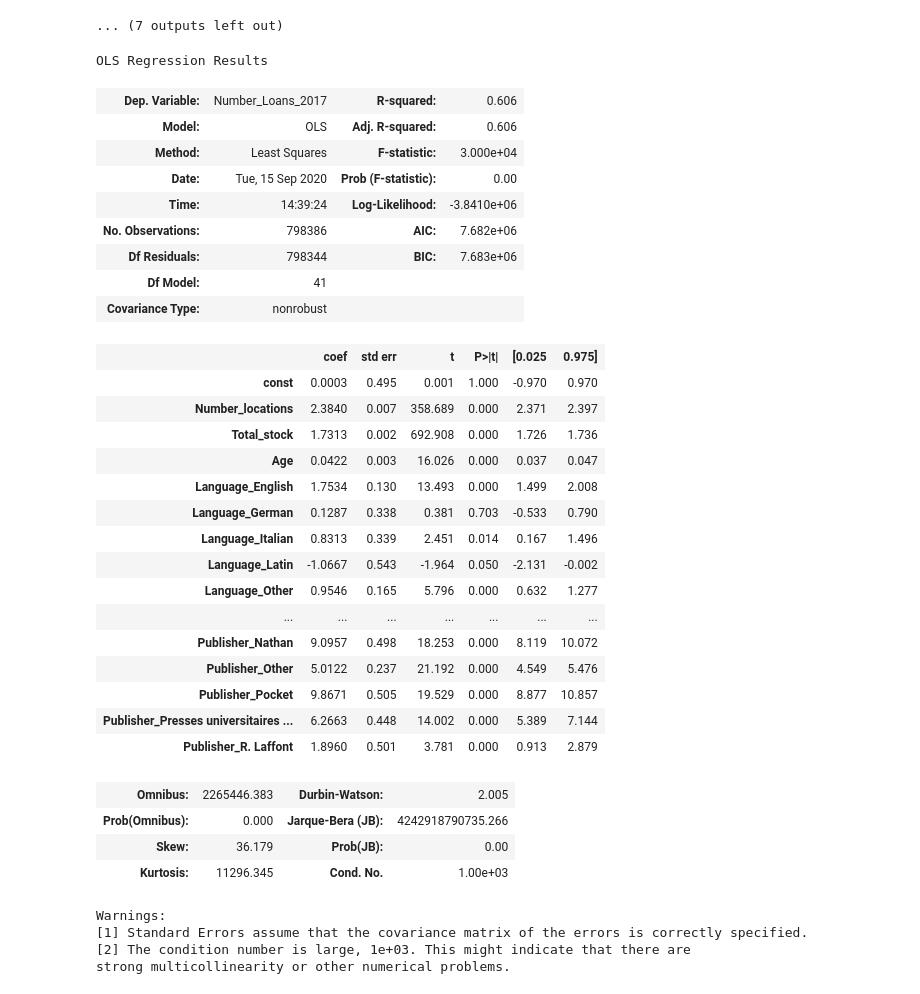
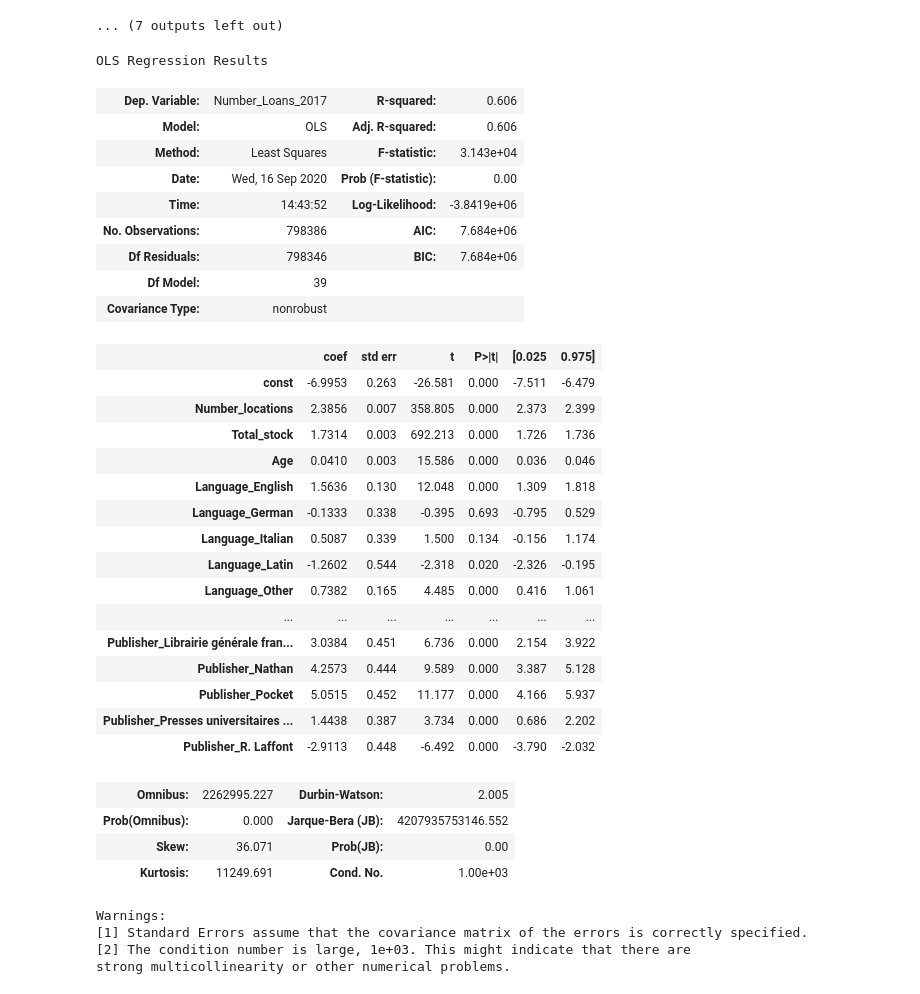
Before and after one commit to srosamont/Projects_Ironhack, a Jupyter notebook: Book_loan/Book_Loan_modeling.ipynb, the cells around one changed output. Cells and saved outputs as stored; diff of their text form; code cells hidden in the pictures.

```diff
--- a/Book_loan/Book_Loan_modeling.ipynb
+++ b/Book_loan/Book_Loan_modeling.ipynb
@@ -846,38 +845,40 @@ Consider removing outliers and preprocessing features - nonlinear transformation
 ... (7 outputs left out)
 # %%
 #Removing muticollinearity
-X1=func('Language_French',X1)
+#X1=func('Language_French',X1)
+#X1=func('Categories_stat_Other',X1)
+X1=func('Publisher_Other',X1)
 # %% [output]
 OLS Regression Results
 | Dep. Variable: | Number_Loans_2017 | R-squared: | 0.606 |
 | Model: | OLS | Adj. R-squared: | 0.606 |
-| Method: | Least Squares | F-statistic: | 3.000e+04 |
-| Date: | Tue, 15 Sep 2020 | Prob (F-statistic): | 0.00 |
-| Time: | 14:39:24 | Log-Likelihood: | -3.8410e+06 |
-| No. Observations: | 798386 | AIC: | 7.682e+06 |
-| Df Residuals: | 798344 | BIC: | 7.683e+06 |
-| Df Model: | 41 |  |  |
+| Method: | Least Squares | F-statistic: | 3.143e+04 |
+| Date: | Wed, 16 Sep 2020 | Prob (F-statistic): | 0.00 |
+| Time: | 14:43:52 | Log-Likelihood: | -3.8419e+06 |
+| No. Observations: | 798386 | AIC: | 7.684e+06 |
+| Df Residuals: | 798346 | BIC: | 7.684e+06 |
+| Df Model: | 39 |  |  |
 | Covariance Type: | nonrobust |  |  |
 |  | coef | std err | t | P>|t| | [0.025 | 0.975] |
-| const | 0.0003 | 0.495 | 0.001 | 1.000 | -0.970 | 0.970 |
-| Number_locations | 2.3840 | 0.007 | 358.689 | 0.000 | 2.371 | 2.397 |
-| Total_stock | 1.7313 | 0.002 | 692.908 | 0.000 | 1.726 | 1.736 |
-| Age | 0.0422 | 0.003 | 16.026 | 0.000 | 0.037 | 0.047 |
-| Language_English | 1.7534 | 0.130 | 13.493 | 0.000 | 1.499 | 2.008 |
-| Language_German | 0.1287 | 0.338 | 0.381 | 0.703 | -0.533 | 0.790 |
-| Language_Italian | 0.8313 | 0.339 | 2.451 | 0.014 | 0.167 | 1.496 |
-| Language_Latin | -1.0667 | 0.543 | -1.964 | 0.050 | -2.131 | -0.002 |
-| Language_Other | 0.9546 | 0.165 | 5.796 | 0.000 | 0.632 | 1.277 |
+| const | -6.9953 | 0.263 | -26.581 | 0.000 | -7.511 | -6.479 |
+| Number_locations | 2.3856 | 0.007 | 358.805 | 0.000 | 2.373 | 2.399 |
+| Total_stock | 1.7314 | 0.003 | 692.213 | 0.000 | 1.726 | 1.736 |
+| Age | 0.0410 | 0.003 | 15.586 | 0.000 | 0.036 | 0.046 |
+| Language_English | 1.5636 | 0.130 | 12.048 | 0.000 | 1.309 | 1.818 |
+| Language_German | -0.1333 | 0.338 | -0.395 | 0.693 | -0.795 | 0.529 |
+| Language_Italian | 0.5087 | 0.339 | 1.500 | 0.134 | -0.156 | 1.174 |
+| Language_Latin | -1.2602 | 0.544 | -2.318 | 0.020 | -2.326 | -0.195 |
+| Language_Other | 0.7382 | 0.165 | 4.485 | 0.000 | 0.416 | 1.061 |
 | ... | ... | ... | ... | ... | ... | ... |
-| Publisher_Nathan | 9.0957 | 0.498 | 18.253 | 0.000 | 8.119 | 10.072 |
-| Publisher_Other | 5.0122 | 0.237 | 21.192 | 0.000 | 4.549 | 5.476 |
-| Publisher_Pocket | 9.8671 | 0.505 | 19.529 | 0.000 | 8.877 | 10.857 |
-| Publisher_Presses universitaires ... | 6.2663 | 0.448 | 14.002 | 0.000 | 5.389 | 7.144 |
-| Publisher_R. Laffont | 1.8960 | 0.501 | 3.781 | 0.000 | 0.913 | 2.879 |
+| Publisher_Librairie générale fran... | 3.0384 | 0.451 | 6.736 | 0.000 | 2.154 | 3.922 |
+| Publisher_Nathan | 4.2573 | 0.444 | 9.589 | 0.000 | 3.387 | 5.128 |
+| Publisher_Pocket | 5.0515 | 0.452 | 11.177 | 0.000 | 4.166 | 5.937 |
+| Publisher_Presses universitaires ... | 1.4438 | 0.387 | 3.734 | 0.000 | 0.686 | 2.202 |
+| Publisher_R. Laffont | -2.9113 | 0.448 | -6.492 | 0.000 | -3.790 | -2.032 |
-| Omnibus: | 2265446.383 | Durbin-Watson: | 2.005 |
-| Prob(Omnibus): | 0.000 | Jarque-Bera (JB): | 4242918790735.266 |
-| Skew: | 36.179 | Prob(JB): | 0.00 |
-| Kurtosis: | 11296.345 | Cond. No. | 1.00e+03 |
+| Omnibus: | 2262995.227 | Durbin-Watson: | 2.005 |
+| Prob(Omnibus): | 0.000 | Jarque-Bera (JB): | 4207935753146.552 |
+| Skew: | 36.071 | Prob(JB): | 0.00 |
+| Kurtosis: | 11249.691 | Cond. No. | 1.00e+03 |
 Warnings:
 [1] Standard Errors assume that the covariance matrix of the errors is correctly specified.
 [2] The condition number is large, 1e+03. This might indicate that there are
```
Also changed, not shown: parts of 22 cells of this notebook.
